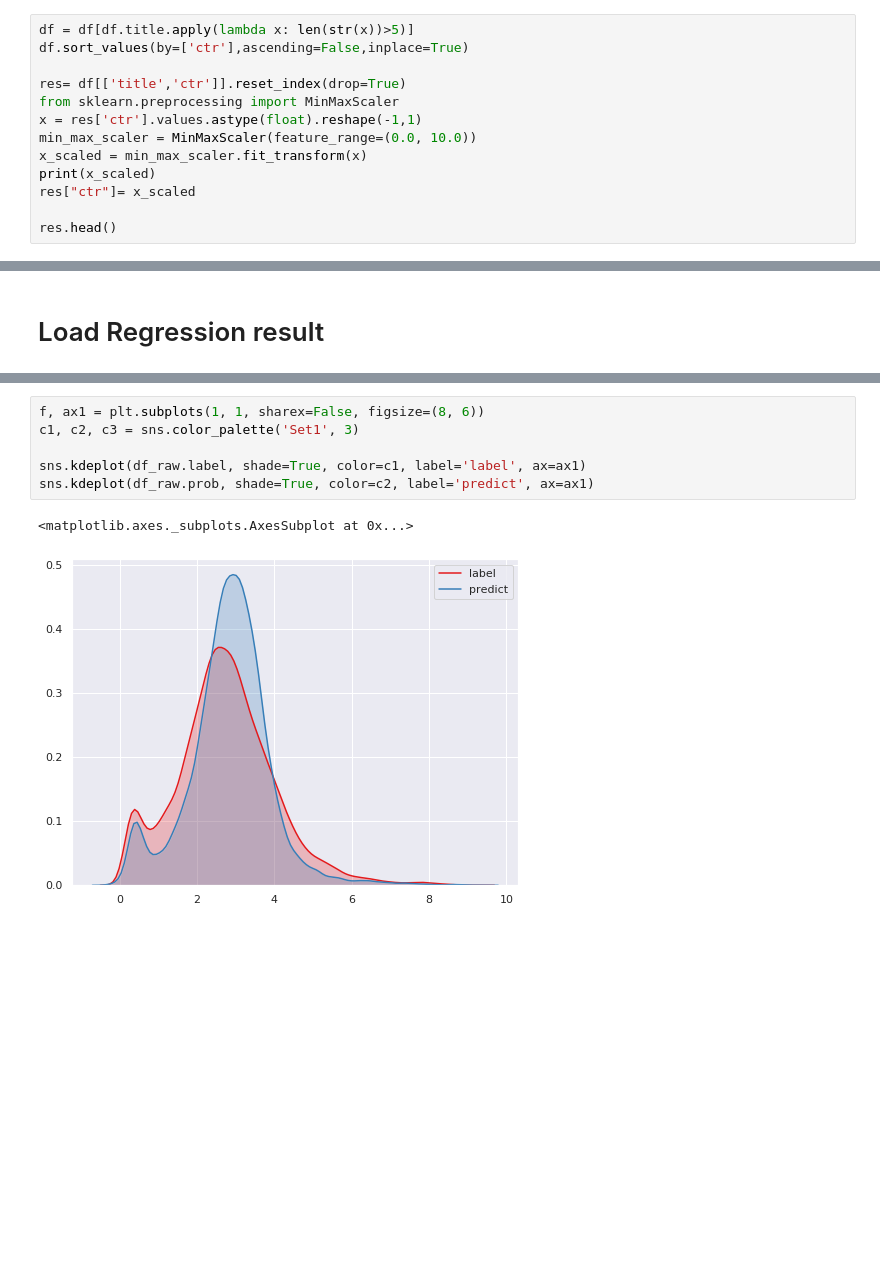
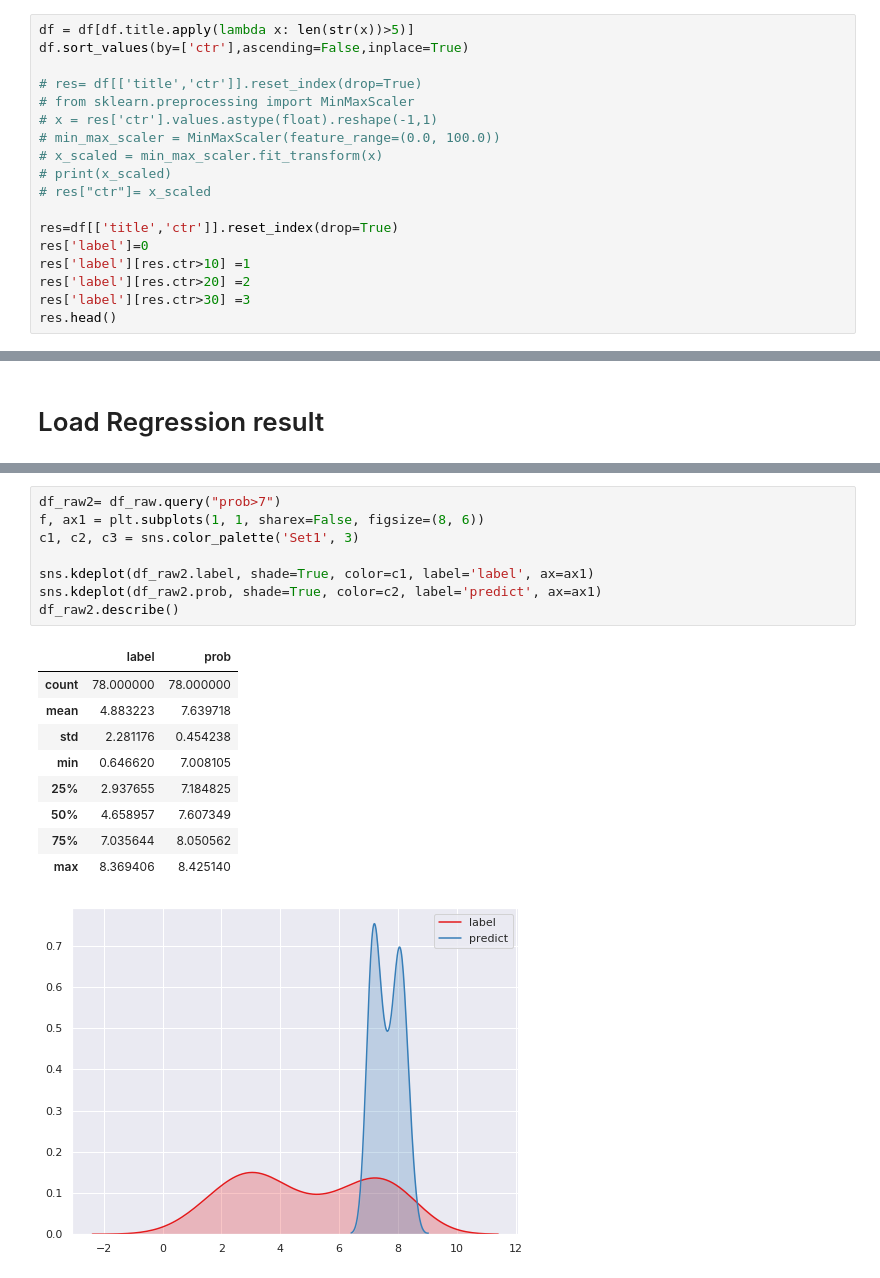
Before and after one commit to wangruichens/bert_multi_gpu, a Jupyter notebook: bert1.ipynb, the cells around one changed output, grey strips where cells are left out. Saved outputs shown, nothing was run; the diff lists cells and outputs as text; blank space fills up the shorter version.

```diff
--- a/bert1.ipynb
+++ b/bert1.ipynb
@@ -31,13 +51,18 @@ df.head()
 df = df[df.title.apply(lambda x: len(str(x))>5)]
 df.sort_values(by=['ctr'],ascending=False,inplace=True)
 
-res= df[['title','ctr']].reset_index(drop=True)
-from sklearn.preprocessing import MinMaxScaler
-x = res['ctr'].values.astype(float).reshape(-1,1)
-min_max_scaler = MinMaxScaler(feature_range=(0.0, 10.0))
-x_scaled = min_max_scaler.fit_transform(x)
-print(x_scaled)
-res["ctr"]= x_scaled
+# res= df[['title','ctr']].reset_index(drop=True)
+# from sklearn.preprocessing import MinMaxScaler
+# x = res['ctr'].values.astype(float).reshape(-1,1)
+# min_max_scaler = MinMaxScaler(feature_range=(0.0, 100.0))
+# x_scaled = min_max_scaler.fit_transform(x)
+# print(x_scaled)
+# res["ctr"]= x_scaled
 
+res=df[['title','ctr']].reset_index(drop=True)
+res['label']=0
+res['label'][res.ctr>10] =1
+res['label'][res.ctr>20] =2
+res['label'][res.ctr>30] =3
 res.head()
 # %% [output]
@@ -277,9 +308,19 @@ print(r_row)
 # %%
+df_raw2= df_raw.query("prob>7")
 f, ax1 = plt.subplots(1, 1, sharex=False, figsize=(8, 6))
 c1, c2, c3 = sns.color_palette('Set1', 3)
 
-sns.kdeplot(df_raw.label, shade=True, color=c1, label='label', ax=ax1)
-sns.kdeplot(df_raw.prob, shade=True, color=c2, label='predict', ax=ax1)
+sns.kdeplot(df_raw2.label, shade=True, color=c1, label='label', ax=ax1)
+sns.kdeplot(df_raw2.prob, shade=True, color=c2, label='predict', ax=ax1)
+df_raw2.describe()
 # %% [output]
-<matplotlib.axes._subplots.AxesSubplot at 0x...>
+|  | label | prob |
+| count | 78.000000 | 78.000000 |
+| mean | 4.883223 | 7.639718 |
+| std | 2.281176 | 0.454238 |
+| min | 0.646620 | 7.008105 |
+| 25% | 2.937655 | 7.184825 |
+| 50% | 4.658957 | 7.607349 |
+| 75% | 7.035644 | 8.050562 |
+| max | 8.369406 | 8.425140 |
-[figure, old version]
+[figure, new version]
```
Also changed, not shown: parts of 10 cells of this notebook, 4 other files.
